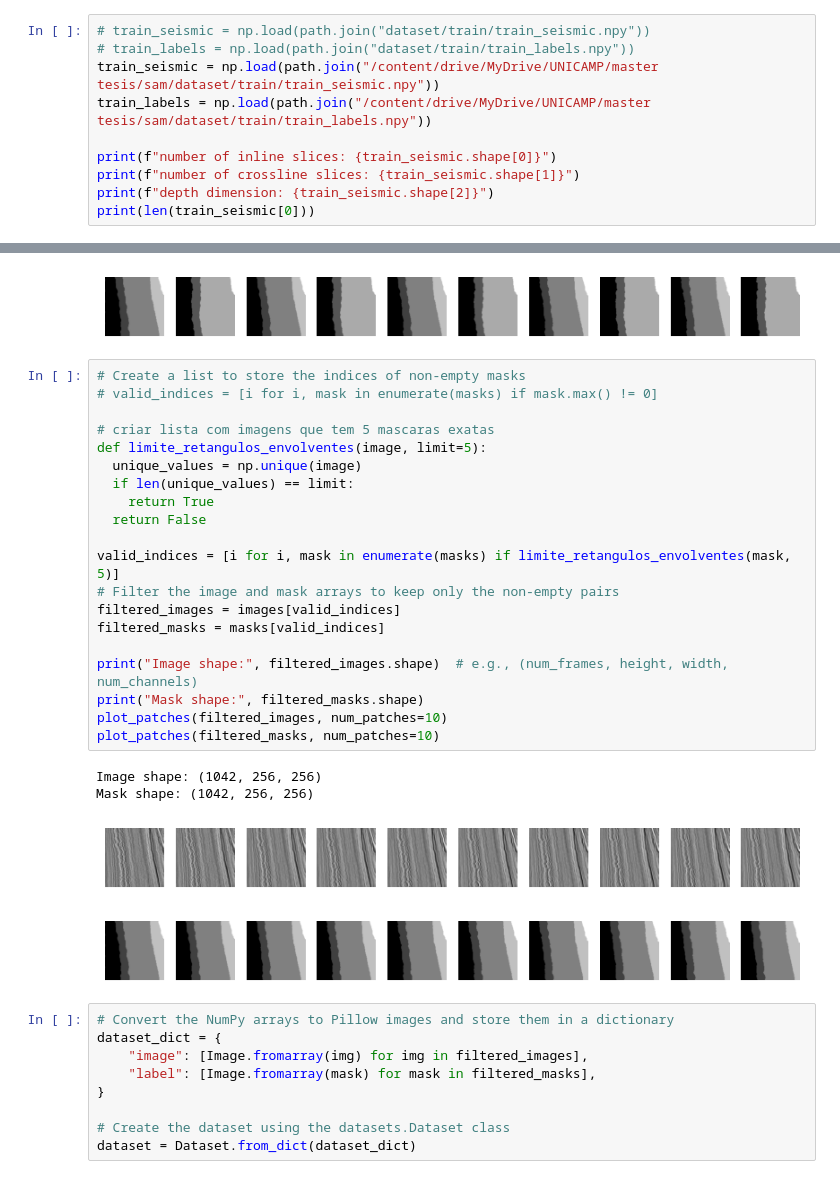
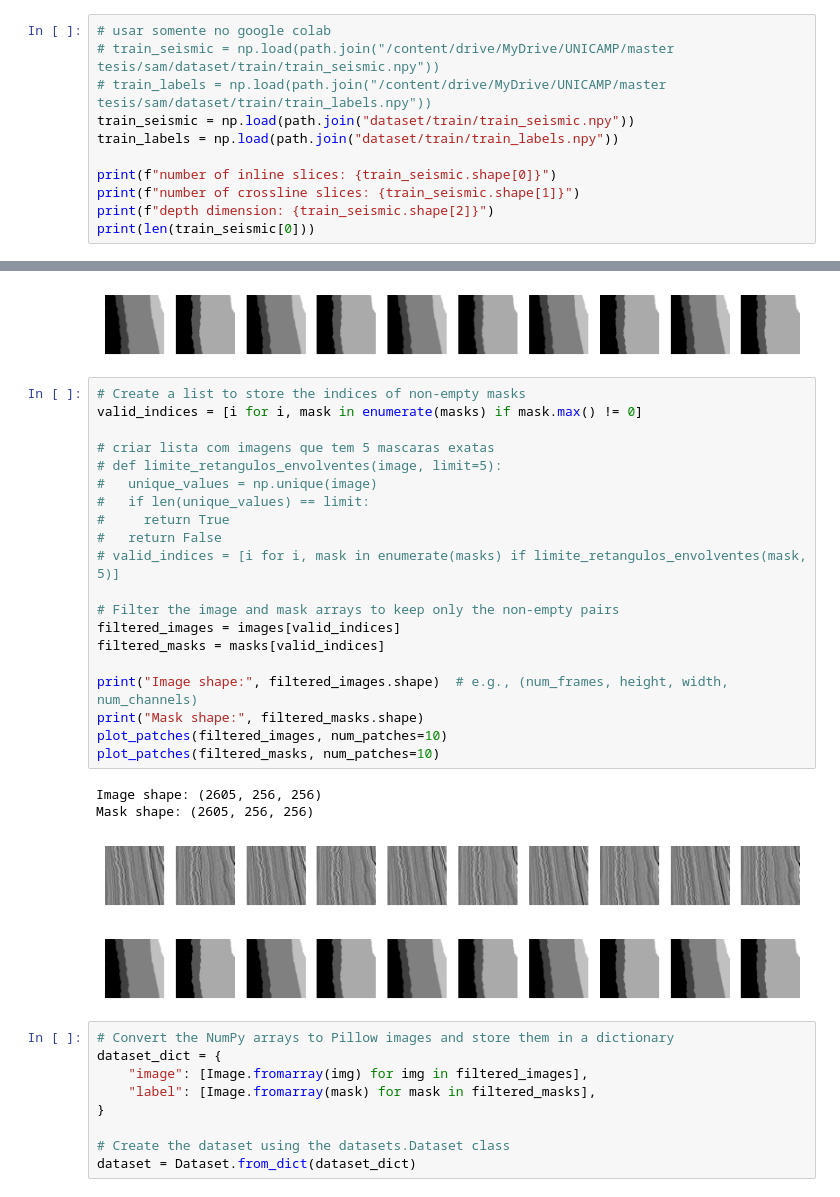
Before and after one commit to filipeas/sam, a Jupyter notebook: exploring_dataset.ipynb, the cells around one changed output, grey strips where cells are left out. Saved outputs shown, nothing was run; the diff lists cells and outputs as text.

```diff
--- a/exploring_dataset.ipynb
+++ b/exploring_dataset.ipynb
@@ -48,10 +82,11 @@ import random
 from datasets import Dataset
 from PIL import Image
 # %%
-# train_seismic = np.load(path.join("dataset/train/train_seismic.npy"))
-# train_labels = np.load(path.join("dataset/train/train_labels.npy"))
-train_seismic = np.load(path.join("/content/drive/MyDrive/UNICAMP/master tesis/sam/dataset/train/train_seismic.npy"))
-train_labels = np.load(path.join("/content/drive/MyDrive/UNICAMP/master tesis/sam/dataset/train/train_labels.npy"))
+# usar somente no google colab
+# train_seismic = np.load(path.join("/content/drive/MyDrive/UNICAMP/master tesis/sam/dataset/train/train_seismic.npy"))
+# train_labels = np.load(path.join("/content/drive/MyDrive/UNICAMP/master tesis/sam/dataset/train/train_labels.npy"))
+train_seismic = np.load(path.join("dataset/train/train_seismic.npy"))
+train_labels = np.load(path.join("dataset/train/train_labels.npy"))
 
 print(f"number of inline slices: {train_seismic.shape[0]}")
 print(f"number of crossline slices: {train_seismic.shape[1]}")
@@ -205,29 +240,29 @@ plot_patches(masks, num_patches=10)
 [figure]
 # %%
 # Create a list to store the indices of non-empty masks
-# valid_indices = [i for i, mask in enumerate(masks) if mask.max() != 0]
+valid_indices = [i for i, mask in enumerate(masks) if mask.max() != 0]
 
 # criar lista com imagens que tem 5 mascaras exatas
-def limite_retangulos_envolventes(image, limit=5):
-  unique_values = np.unique(image)
-  if len(unique_values) == limit:
-    return True
-  return False
+# def limite_retangulos_envolventes(image, limit=5):
+#   unique_values = np.unique(image)
+#   if len(unique_values) == limit:
+#     return True
+#   return False
+# valid_indices = [i for i, mask in enumerate(masks) if limite_retangulos_envolventes(mask, 5)]
 
-valid_indices = [i for i, mask in enumerate(masks) if limite_retangulos_envolventes(mask, 5)]
 # Filter the image and mask arrays to keep only the non-empty pairs
 filtered_images = images[valid_indices]
 filtered_masks = masks[valid_indices]
 
 print("Image shape:", filtered_images.shape)  # e.g., (num_frames, height, width, num_channels)
 print("Mask shape:", filtered_masks.shape)
 plot_patches(filtered_images, num_patches=10)
 plot_patches(filtered_masks, num_patches=10)
 # %% [output]
-Image shape: (1042, 256, 256)
-Mask shape: (1042, 256, 256)
+Image shape: (2605, 256, 256)
+Mask shape: (2605, 256, 256)
 [figure]
-[figure, old version]
+[figure, new version]
 # %%
 # Convert the NumPy arrays to Pillow images and store them in a dictionary
 dataset_dict = {
```
Also changed, not shown: parts of 16 cells of this notebook, 2 other files.
